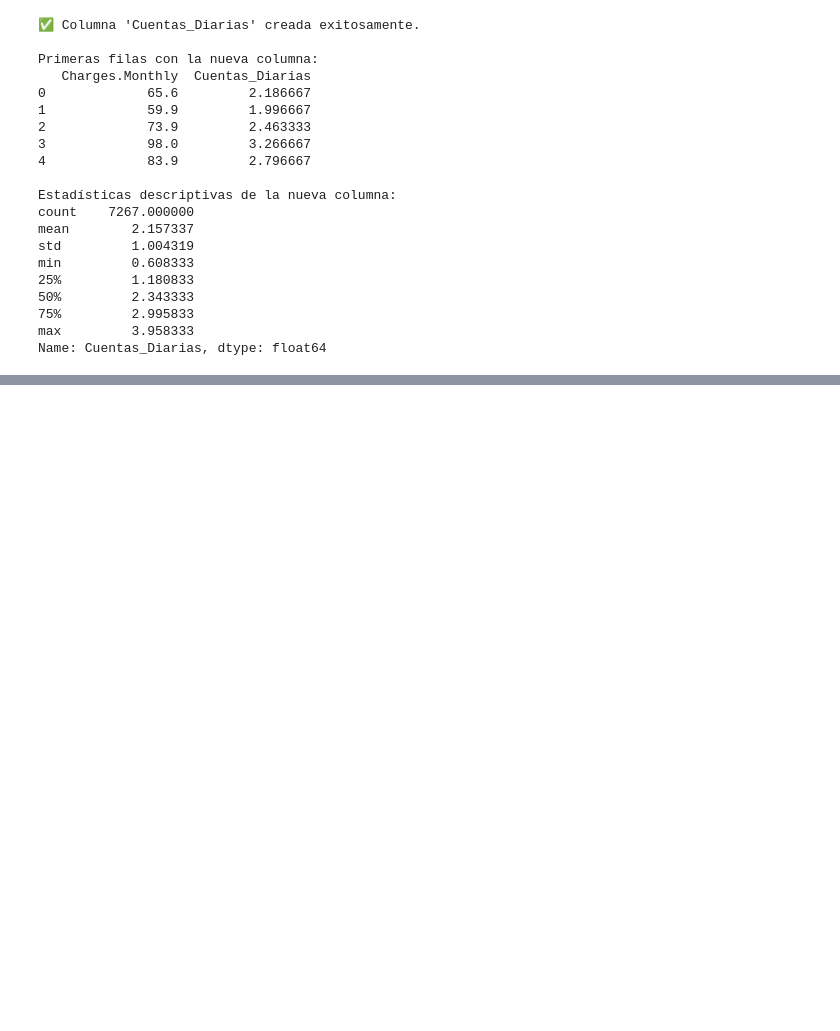
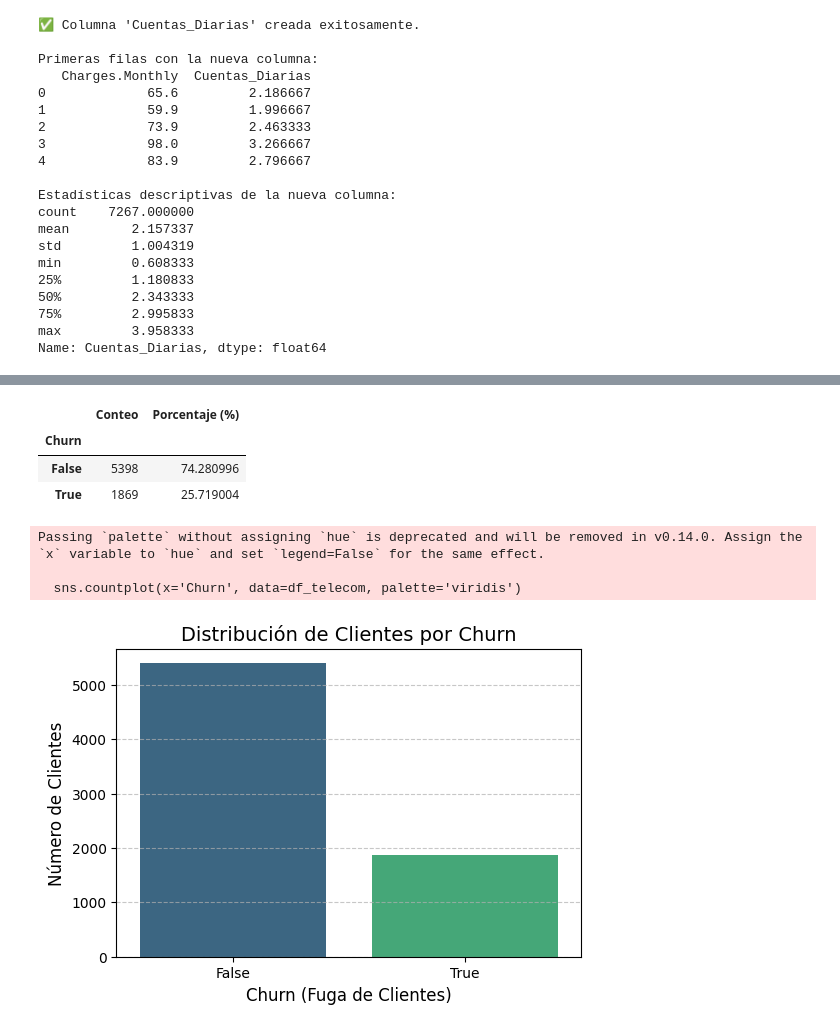
Before and after one commit to donosonahuel/alura-telecom, a Jupyter notebook: Alura_Challenge_Telecom_X.ipynb, the cells around one changed output, grey strips where cells are left out. Saved outputs shown, nothing was run; the diff lists cells and outputs as text; code cells hidden in the pictures; blank space fills up the shorter version.

```diff
--- a/Alura_Challenge_Telecom_X.ipynb
+++ b/Alura_Challenge_Telecom_X.ipynb
@@ -618,0 +632,32 @@ Name: Cuentas_Diarias, dtype: float64
+# %%
+# --- 1. Variables Categóricas ---
+# Churn, Contract, PaperlessBilling, PaymentMethod
+
+# --- Análisis de la Variable: Churn
+# ¿Cuántos clientes se fueron (True) y cuántos se quedaron (False)?
+# Y su proporción en porcentaje.
+churn_summary = pd.DataFrame({
+    'Conteo': df_telecom['Churn'].value_counts(),
+    'Porcentaje (%)': df_telecom['Churn'].value_counts(normalize=True) * 100
+})
+churn_summary
+# %% [output]
+|  | Conteo | Porcentaje (%) |
+| Churn |  |  |
+| False | 5398 | 74.280996 |
+| True | 1869 | 25.719004 |
+# %%
+# Visualización de Churn
+plt.figure(figsize=(6, 4))
+sns.countplot(x='Churn', data=df_telecom, palette='viridis')
+plt.title('Distribución de Clientes por Churn', fontsize=14)
+plt.xlabel('Churn (Fuga de Clientes)', fontsize=12)
+plt.ylabel('Número de Clientes', fontsize=12)
+plt.tick_params(labelsize=10)
+plt.grid(axis='y', linestyle='--', alpha=0.7)
+plt.show()
+# %% [output]
+Passing `palette` without assigning `hue` is deprecated and will be removed in v0.14.0. Assign the `x` variable to `hue` and set `legend=False` for the same effect.
+
+  sns.countplot(x='Churn', data=df_telecom, palette='viridis')
+[figure, added]
```
Also changed, not shown: parts of 20 cells of this notebook.
